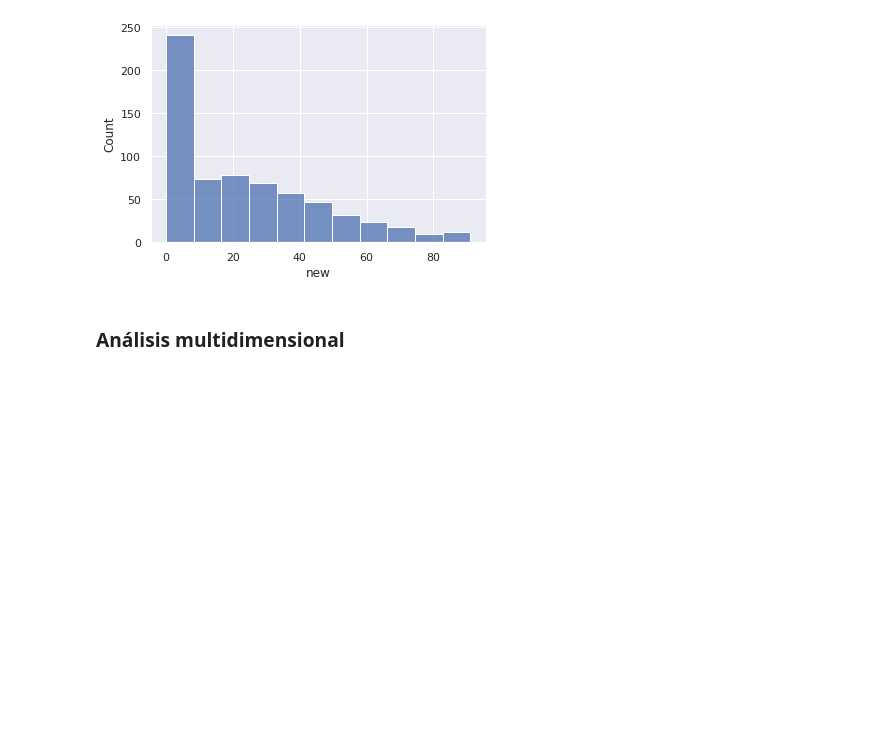
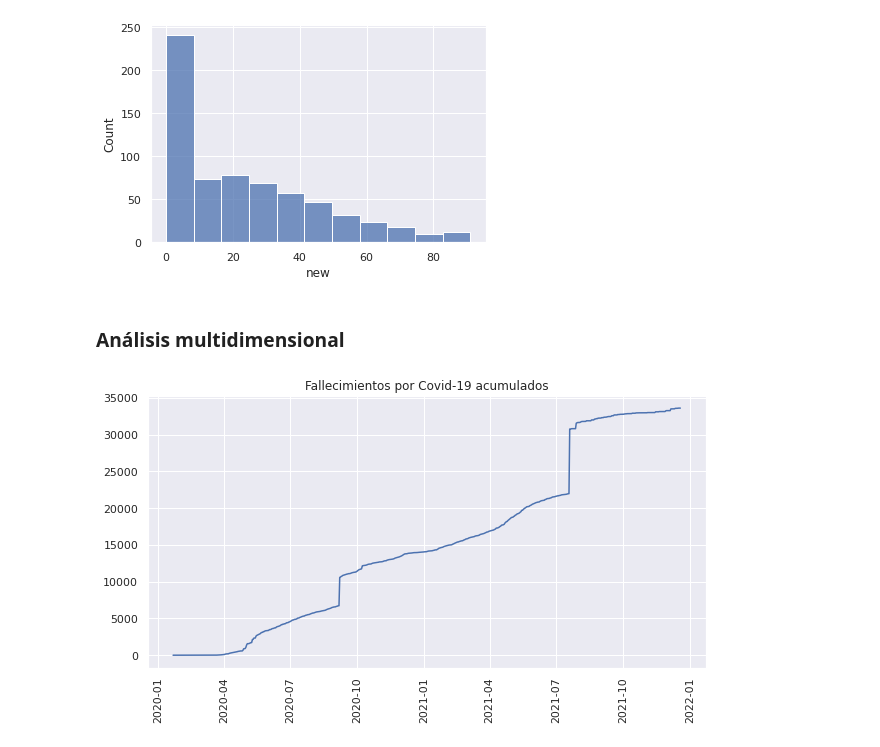
Before and after one commit to anthonymanotoa/covid-ec, a Jupyter notebook: notebooks/2.1-covid_exploration.ipynb, the cells around one changed output. Cells and saved outputs as stored; diff of their text form; code cells hidden in the pictures; blank space fills up the shorter version.

```diff
--- a/notebooks/2.1-covid_exploration.ipynb
+++ b/notebooks/2.1-covid_exploration.ipynb
@@ -163,6 +165,14 @@ plt.show()
 [figure]
 # %% [markdown]
 ### Análisis multidimensional
+# %%
+plt.figure(figsize=[10,5])
+plt.plot(deaths.date, deaths.accumulated)
+plt.title('Fallecimientos por Covid-19 acumulados')
+plt.xticks(rotation=90)
+plt.show()
+# %% [output]
+[figure, added]
 # %% [markdown]
 <a style='text-decoration:none;line-height:16px;display:flex;color:#5B5B62;padding:10px;justify-content:end;' href='https://deepnote.com?utm_source=created-in-deepnote-cell&projectId=e7b048df-fc9b-4970-aa88-df153b270a6f' target="_blank">
 <img alt='Created in deepnote.com' style='display:inline;max-height:16px;margin:0px;margin-right:7.5px;' src='embedded-picture-1' > </img>
```
Also changed, not shown: parts of 2 cells of this notebook, 1 other file.
